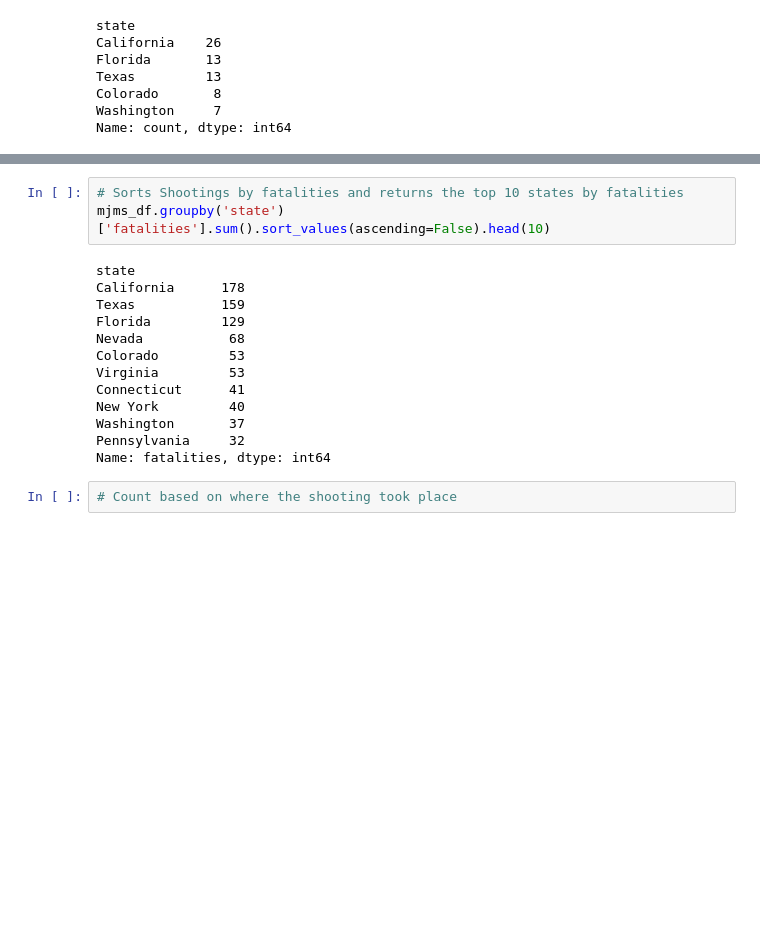
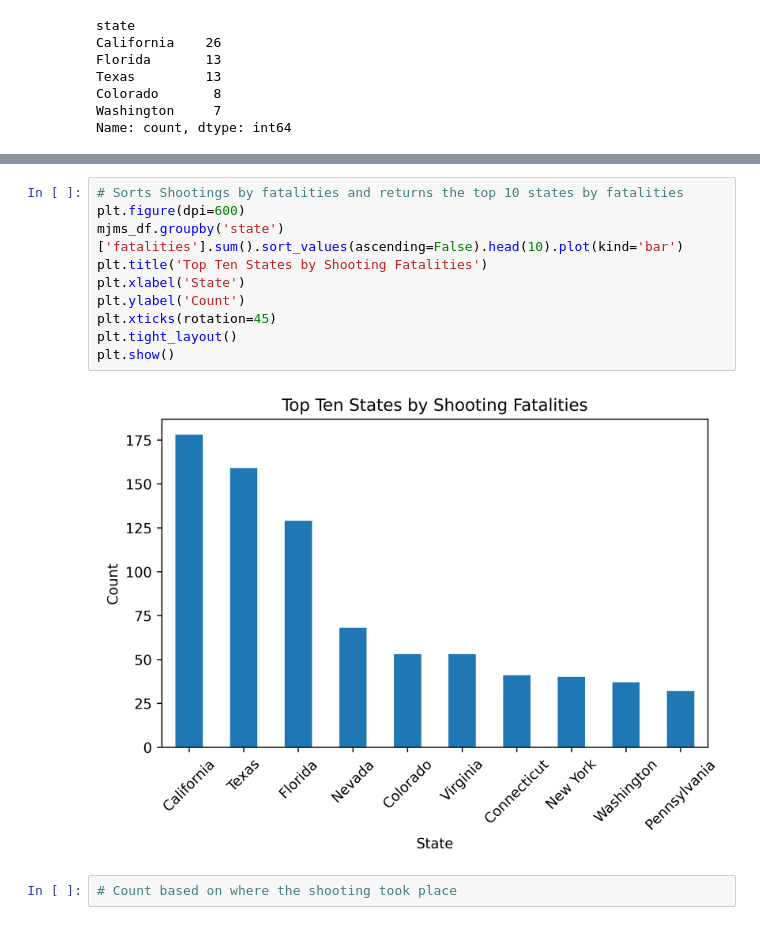
Before and after one commit to JA-Acosta/mj_mass_shootings, a Jupyter notebook: mjms_notebooks/mjms_data_notebook.ipynb, the cells around one changed output, grey strips where cells are left out. Saved outputs shown, nothing was run; the diff lists cells and outputs as text; blank space fills up the shorter version.

```diff
--- a/mjms_notebooks/mjms_data_notebook.ipynb
+++ b/mjms_notebooks/mjms_data_notebook.ipynb
@@ -499,18 +719,14 @@ Name: count, dtype: int64
 # %%
 # Sorts Shootings by fatalities and returns the top 10 states by fatalities
-mjms_df.groupby('state')['fatalities'].sum().sort_values(ascending=False).head(10)
+plt.figure(dpi=600)
+mjms_df.groupby('state')['fatalities'].sum().sort_values(ascending=False).head(10).plot(kind='bar')
+plt.title('Top Ten States by Shooting Fatalities')
+plt.xlabel('State')
+plt.ylabel('Count')
+plt.xticks(rotation=45)
+plt.tight_layout()
+plt.show()
 # %% [output]
-state
-California      178
-Texas           159
-Florida         129
-Nevada           68
-Colorado         53
-Virginia         53
-Connecticut      41
-New York         40
-Washington       37
-Pennsylvania     32
-Name: fatalities, dtype: int64
+[figure, added]
 # %%
 # Count based on where the shooting took place
```
Also changed, not shown: parts of 52 cells of this notebook, 2 other files.
